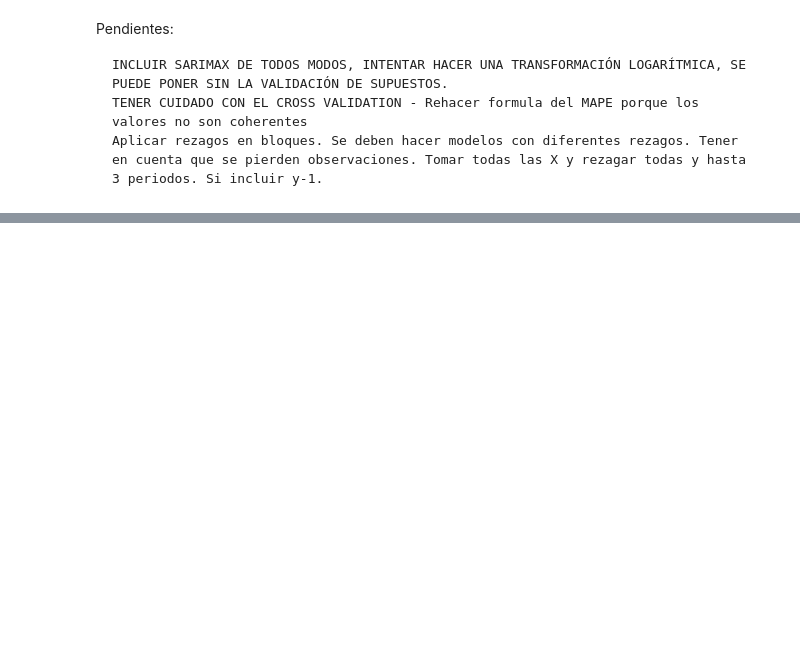
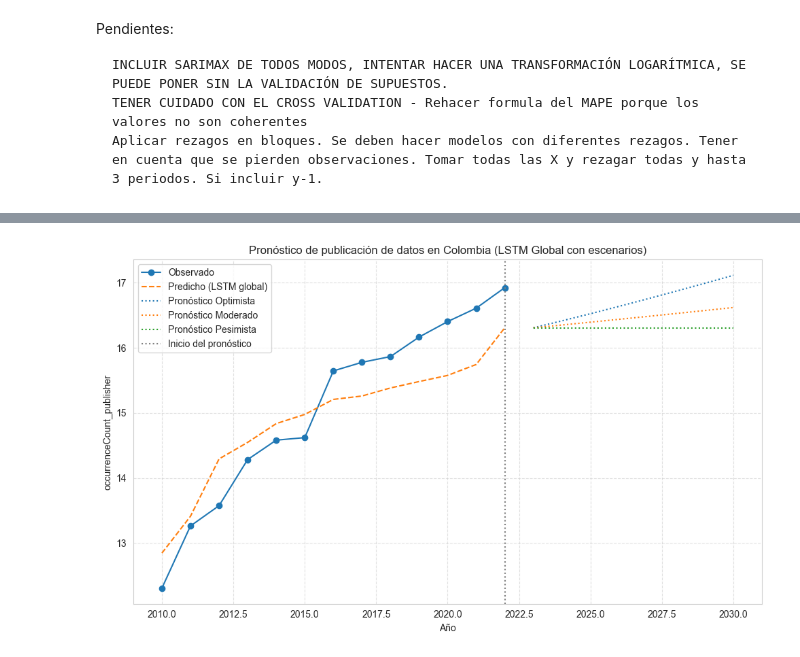
Before and after one commit to rortizgeo/Maestria_CD_Proyecto-Aplicado, a Jupyter notebook: PA_Modelamiento-Validacion.ipynb, the cells around one changed output, grey strips where cells are left out. Drawn from its saved outputs; the diff is of its cells as text; code cells hidden in the pictures; blank space fills up the shorter version.

Commit message:
Ajustes en script, aplicación de modelo a Colombia

```diff
--- a/PA_Modelamiento-Validacion.ipynb
+++ b/PA_Modelamiento-Validacion.ipynb
@@ -696,0 +695,80 @@ Pendientes:
+# %%
+# =========================================
+# PRONÓSTICO HASTA 2030 USANDO EL MODELO GLOBAL (con escenarios)
+# =========================================
+
+# Escenarios de crecimiento: se aplican como multiplicadores al vector de entrada
+growth_scenarios = {
+    'Optimista': 1.05,   # +5% anual
+    'Moderado': 1.02,    # +2% anual
+    'Pesimista': 1.00    # sin crecimiento
+}
+
+future_years = list(range(int(df_pred_col['year'].max()) + 1, 2031))
+
+scenario_forecasts = {}
+
+for scen_name, growth in growth_scenarios.items():
+    # Copiar los últimos valores escalados como punto de partida
+    history_X = X_col_scaled.copy()
+    history_y_scaled = scaler_y.transform(y_seq_col.reshape(-1, 1)).flatten()
+
+    future_preds = []
+
+    for year in future_years:
+        # Tomar las últimas 'look_back' ventanas de features
+        X_input = np.expand_dims(history_X[-1], axis=0)
+
+        # Predicción escalada
+        yhat_scaled = model.predict(X_input, verbose=0)[0, 0]
+
+        # Desescalar
+        yhat = scaler_y.inverse_transform([[yhat_scaled]])[0, 0]
+        future_preds.append(yhat)
+
+        # Simular avance temporal: modificar ligeramente las features según escenario
+        # Se asume que las features crecen proporcionalmente al escenario definido
+        new_features = history_X[-1] * growth
+        history_X = np.concatenate([history_X, [new_features]], axis=0)
+
+    # Guardar pronóstico del escenario
+    scenario_forecasts[scen_name] = pd.DataFrame({
+        'year': future_years,
+        'y_pred': future_preds,
+        'scenario': scen_name
+    })
+
+# Combinar todos los escenarios en un solo DataFrame
+df_forecasts_all = pd.concat(scenario_forecasts.values(), ignore_index=True)
+
+# --- Combinar con datos históricos ---
+df_combined = pd.concat([
+    df_pred_col.assign(scenario='Histórico'),
+    df_forecasts_all.assign(y_real=np.nan)
+])
+
+# --- Gráfica ---
+plt.figure(figsize=(10, 6))
+
+# Línea observada
+df_hist = df_combined[df_combined['scenario'] == 'Histórico']
+plt.plot(df_hist['year'], df_hist['y_real'], label='Observado', marker='o', color='tab:blue')
+
+# Línea predicha histórica
+plt.plot(df_hist['year'], df_hist['y_pred'], label='Predicho (LSTM global)', linestyle='--', color='tab:orange')
+
+# Escenarios futuros
+for scen_name in growth_scenarios.keys():
+    df_scen = df_combined[df_combined['scenario'] == scen_name]
+    plt.plot(df_scen['year'], df_scen['y_pred'], label=f'Pronóstico {scen_name}', linestyle=':')
+
+plt.axvline(x=df_hist['year'].max(), color='gray', linestyle=':', label='Inicio del pronóstico')
+plt.title("Pronóstico de publicación de datos en Colombia (LSTM Global con escenarios)")
+plt.xlabel("Año")
+plt.ylabel(TARGET)
+plt.legend()
+plt.grid(True, linestyle='--', alpha=0.6)
+plt.tight_layout()
+plt.show()
+# %% [output]
+[figure, added]
```
Also changed, not shown: parts of 7 cells of this notebook, 4 other files.
